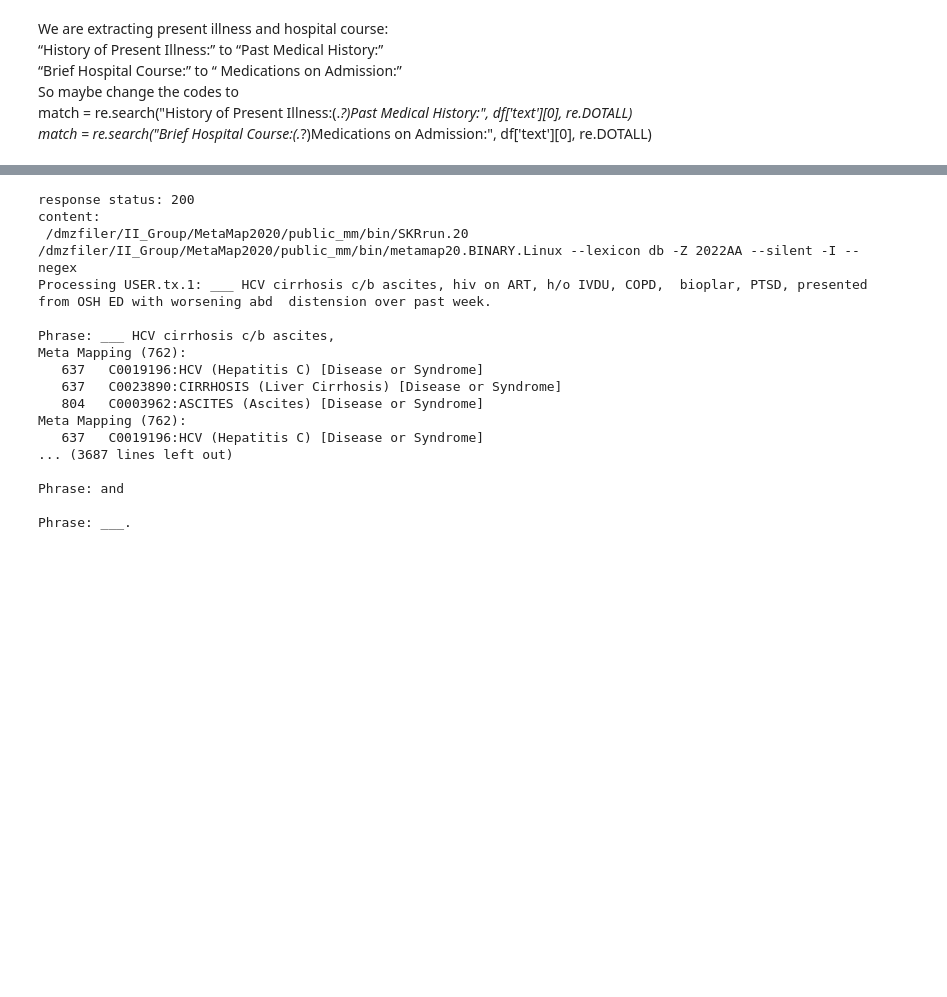
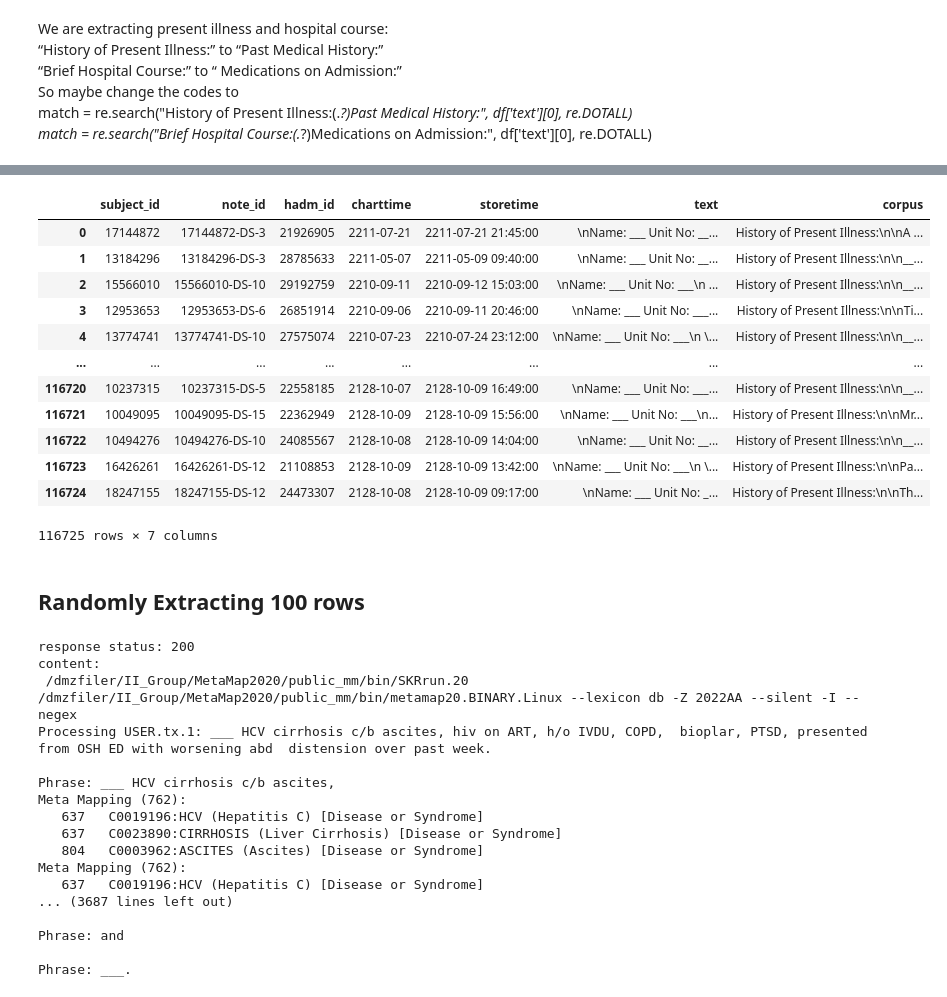
Before and after one commit to ddav118/BINF4003, a Jupyter notebook: project.ipynb, the cells around one changed output, grey strips where cells are left out. Drawn from its saved outputs; the diff is of its cells as text; code cells hidden in the pictures; blank space fills up the shorter version.

```diff
--- a/project.ipynb
+++ b/project.ipynb
@@ -73,16 +72,18 @@ So maybe change the codes to<br>
 match = re.search("History of Present Illness:(.*?)Past Medical History:", df['text'][0], re.DOTALL)<br>
 match = re.search("Brief Hospital Course:(.*?)Medications on Admission:", df['text'][0], re.DOTALL)
 # %%
+import re
+
 def regex_match(text):
     extract = ''
     match1 = re.search("History of Present Illness:(.*?)Past Medical History:", text, re.DOTALL)
     match2 = re.search("Brief Hospital Course:(.*?)Medications on Admission:", text, re.DOTALL)
     if match1:
-        extract = match1.group(1)
+        extract = 'History of Present Illness:\n\n'+ match1.group(1).strip()
     if match2:
-        extract += '\n\n'+ match2.group(1)
-    else:
+        if extract:
+            extract += '\n\n'
+        extract += 'Brief Hospital Course:\n\n' + match2.group(1).strip()
+    if not extract:
         extract = None
-    with
-# Extracting content from "Brief Hospital Course" to "Discharge Medications" including newlines
-regex_match(corpus)
+    return extract
@@ -120,0 +90,2 @@ albumin
+# %%
+df['corpus'] = df.text.apply(regex_match)
@@ -120,0 +108,23 @@ albumin
+# %%
+df = df.sort_values(by='storetime', ascending=False)
+df = df.reset_index(drop=True)
+df.to_csv('discharge_clean.csv', index=False)
+# %%
+df_train = df.loc[0:int(len(df)*0.8)]
+df_train
+# %% [output]
+|  | subject_id | note_id | hadm_id | charttime | storetime | text | corpus |
+| 0 | 17144872 | 17144872-DS-3 | 21926905 | 2211-07-21 | 2211-07-21 21:45:00 | \nName: ___ Unit No: __... | History of Present Illness:\n\nA ... |
+| 1 | 13184296 | 13184296-DS-3 | 28785633 | 2211-05-07 | 2211-05-09 09:40:00 | \nName: ___ Unit No: __... | History of Present Illness:\n\n__... |
+| 2 | 15566010 | 15566010-DS-10 | 29192759 | 2210-09-11 | 2210-09-12 15:03:00 | \nName: ___ Unit No: ___\n ... | History of Present Illness:\n\n__... |
+| 3 | 12953653 | 12953653-DS-6 | 26851914 | 2210-09-06 | 2210-09-11 20:46:00 | \nName: ___ Unit No: ___... | History of Present Illness:\n\nTi... |
+| 4 | 13774741 | 13774741-DS-10 | 27575074 | 2210-07-23 | 2210-07-24 23:12:00 | \nName: ___ Unit No: ___\n \... | History of Present Illness:\n\n__... |
+| ... | ... | ... | ... | ... | ... | ... | ... |
+| 116720 | 10237315 | 10237315-DS-5 | 22558185 | 2128-10-07 | 2128-10-09 16:49:00 | \nName: ___ Unit No: ___... | History of Present Illness:\n\n__... |
+| 116721 | 10049095 | 10049095-DS-15 | 22362949 | 2128-10-09 | 2128-10-09 15:56:00 | \nName: ___ Unit No: ___\n... | History of Present Illness:\n\nMr... |
+| 116722 | 10494276 | 10494276-DS-10 | 24085567 | 2128-10-08 | 2128-10-09 14:04:00 | \nName: ___ Unit No: __... | History of Present Illness:\n\n__... |
+| 116723 | 16426261 | 16426261-DS-12 | 21108853 | 2128-10-09 | 2128-10-09 13:42:00 | \nName: ___ Unit No: ___\n \... | History of Present Illness:\n\nPa... |
+| 116724 | 18247155 | 18247155-DS-12 | 24473307 | 2128-10-08 | 2128-10-09 09:17:00 | \nName: ___ Unit No: _... | History of Present Illness:\n\nTh... |
+116725 rows × 7 columns
+# %% [markdown]
+## Randomly Extracting 100 rows
```
Also changed, not shown: parts of 8 cells of this notebook.
